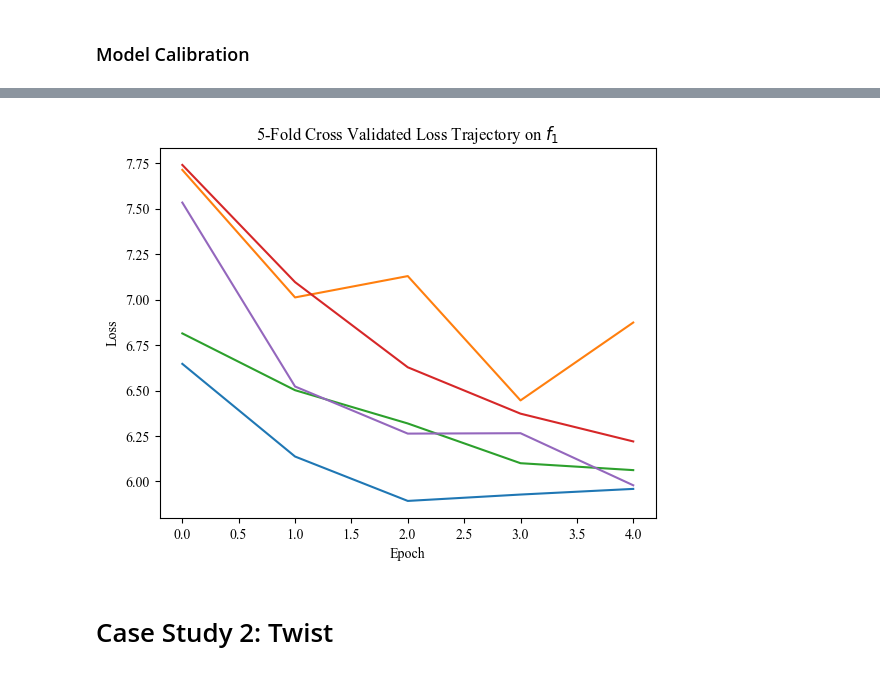
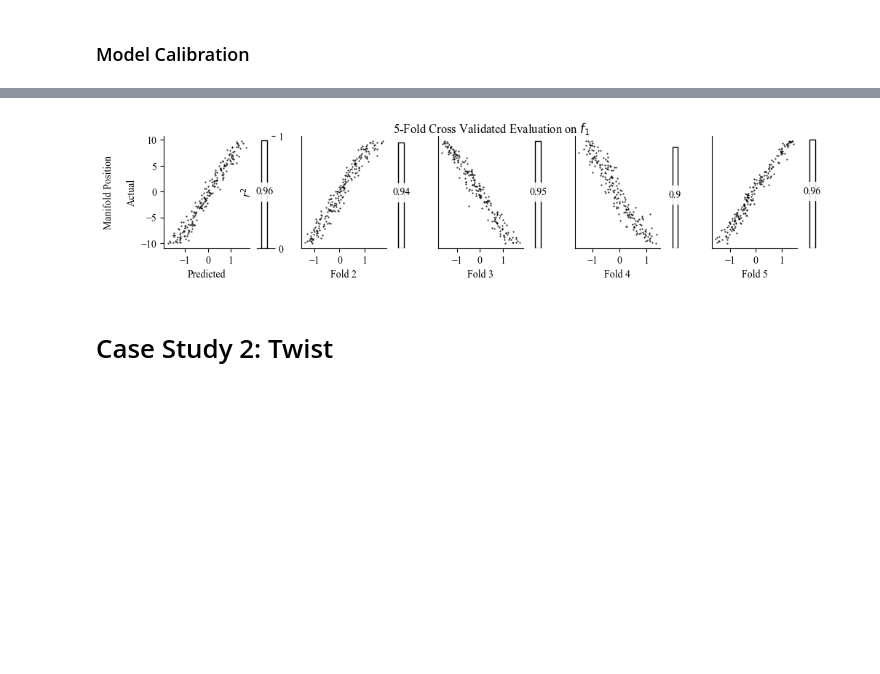
Before and after one commit to TimHenry1995/gyoza, a Jupyter notebook: src/gyoza/scripts/manifolds.ipynb, the cells around one changed output, grey strips where cells are left out. Cells and saved outputs as stored; diff of their text form; code cells hidden in the pictures; blank space fills up the shorter version.

Commit message:
Plots for cross validation now working

```diff
--- a/src/gyoza/scripts/manifolds.ipynb
+++ b/src/gyoza/scripts/manifolds.ipynb
@@ -304,12 +363,11 @@ def create_network(Z_sample: tf.Tensor) -> mfl.SupervisedFactorNetwork:
     # Outputs
     return network
 
-def cross_validate(Z: np.ndarray, Y: np.ndarray, networks: List[mfl.SupervisedFactorNetwork], batch_size: int, epoch_count: int, similarity_function: Callable, manifold_name: str) -> Tuple[List[np.array], List[np.array]]:
+def cross_validate(Z: np.ndarray, Y: np.ndarray, networks: List[mfl.SupervisedFactorNetwork], batch_size: int, epoch_count: int, similarity_function: Callable, manifold_name: str) -> Tuple[List[np.ndarray], List[np.ndarray]]:
     """Performs cross-validation on the provided networks. It first shuffles the data ``Z`` and ``Y``, then partitions it into fold-count many
     equally sized subsets and then calibrates each network on the data set-minus one subset of the partition. The held out subsets are returned
     for model evaluationl. The fold-count is inferred from the length of ``network``. This implementation assumes that the networks are
-    :class:`SupervisedFactorNetworks` that are calibrated using the :py:func:`volatile_factorized_pair_iterator`. This function also creates a
-    plot for the loss mean trajectories.
+    :class:`SupervisedFactorNetworks` that are calibrated using the :py:func:`volatile_factorized_pair_iterator`.
 
     :param Z: The input to the networks (when in inference mode) of shape [:math:`M`,:math:`N`], where :math:`M` is the total instance count and
         :math:`N` the dimensionality.
@@ -331,10 +389,10 @@ def cross_validate(Z: np.ndarray, Y: np.ndarray, networks: List[mfl.SupervisedFa
     :type manifold_name: str
     :return:
         - Z_test (List[:class:`numpy.ndarray`]) - The test subsets for the model input, one for each instance in ``networks``, having
-            shape [:math:`M*`,:math:`N`], where :math:`M*` is the test set size equal to the total instance count in ``Z`` divided by the
+            shape [:math:`M^*`,:math:`N`], where :math:`M^*` is the test set size equal to the total instance count in ``Z`` divided by the
             number of instances in ``networks`` and :math:`N` is the dimensionality.
         - Y_test (List[:class:`numpy.ndarray`]) - The test subsets for the models factor targets, one for each instance in ``networks``, having
-            shape [:math:`M*`,:math:`F`], where :math:`M*` is the test set size equal to the total instance count in ``Z`` divided by the
+            shape [:math:`M^*`,:math:`F`], where :math:`M^*` is the test set size equal to the total instance count in ``Z`` divided by the
             number of instances in ``networks`` and :math:`F` is the number of factors.
     """
 
@@ -344,8 +402,6 @@ def cross_validate(Z: np.ndarray, Y: np.ndarray, networks: List[mfl.SupervisedFa
 
     # Prepare figure
     fold_count = len(networks)
-    plt.figure(); plt.title(rf'{fold_count}-Fold Cross Validated Loss Trajectory on ${manifold_name}$')
-    plt.xlabel('Epoch'); plt.ylabel('Loss')
 
     # Cross validate
     Z_test = [None] * fold_count; Y_test = [None] * fold_count
@@ -357,19 +413,10 @@ def cross_validate(Z: np.ndarray, Y: np.ndarray, networks: List[mfl.SupervisedFa
         M = len(train_indices)
         iterator = mdis.volatile_factorized_pair_iterator(X=Z[train_indices,:], Y=Y[train_indices,:], batch_size=batch_size, similarity_function=similarity_function)
         epoch_loss_means, _ = networks[k].fit(iterator=iterator, epoch_count=epoch_count, batch_count=M//batch_size)
-        plt.plot(epoch_loss_means)
 
         # Save test indices
         test_indices = indices[k*fold_size:(k+1)*fold_size]
         Z_test[k] = Z[test_indices,:]; Y_test[k] = Y[test_indices,:]
-    plt.show()
 
     # Outputs
     return Z_test, Y_test
-
-tmp = np.random.standard_normal(size=[3,2])
-network = create_network(Z_sample=tmp)
-network(tmp) # Pass a sample through the network. Needed for initialization of some layers
-print("For the these 3 input instances:\n", tmp)
-print("\nthe model provides this initial decomposition:\n", network(tmp).numpy())
-print("\nand this is the reconstruction error (should be almost 0)\n", network.invert(network(tmp)).numpy() - tmp)
@@ -398,7 +430,7 @@ manifold_name = 'f_1'
 # Set up the raw manifold function
 rise = np.sign(np.arcsinh(s_max)) * np.cosh(np.arcsinh(s_max)) - np.sign(s_max)
 run = np.arcsinh(s_max)
-theta=np.arccos((rise/ run) / np.sqrt(run**2 + rise**2)) # this theta leads to the same slope as that of case study 2 (for comparability)
+theta=0#np.arccos((rise/ run) / np.sqrt(run**2 + rise**2)) # this theta leads to the same slope as that of case study 2 (for comparability)
 manifold_function = lambda S: gum.rotate(xs=S, ys=0*S, theta=theta)
 
 # Generate a dataset
@@ -435,10 +467,13 @@ plot_input_output(network, S_range = [np.min(S), np.max(S)], manifold_function=m
 # %%
 # Cross validate model behaviour
-reset_random_number_generators(seed=294) # Reproducability
+reset_random_number_generators(seed=620) # Reproducability
 networks = [None] * 5 # Fold-count many networks
 for i in range(len(networks)):
     networks[i] = create_network(Z_sample=Z[np.random.choice(M, size=64)])
     networks[i].compile(optimizer=tf.keras.optimizers.Adam(learning_rate=0.05))
 Z_test, Y_test = cross_validate(Z=Z, Y=Y, networks=networks, batch_size=128, epoch_count=5, similarity_function=similarity_function, manifold_name=manifold_name)
+
+# Plot
+evaluate_and_plot_networks(Z_test=Z_test, Y_test=Y_test, networks=networks, manifold_name=manifold_name)
 # %% [output]
-[figure, old version]
+[figure, new version]
```
Also changed, not shown: parts of 6 cells of this notebook.
